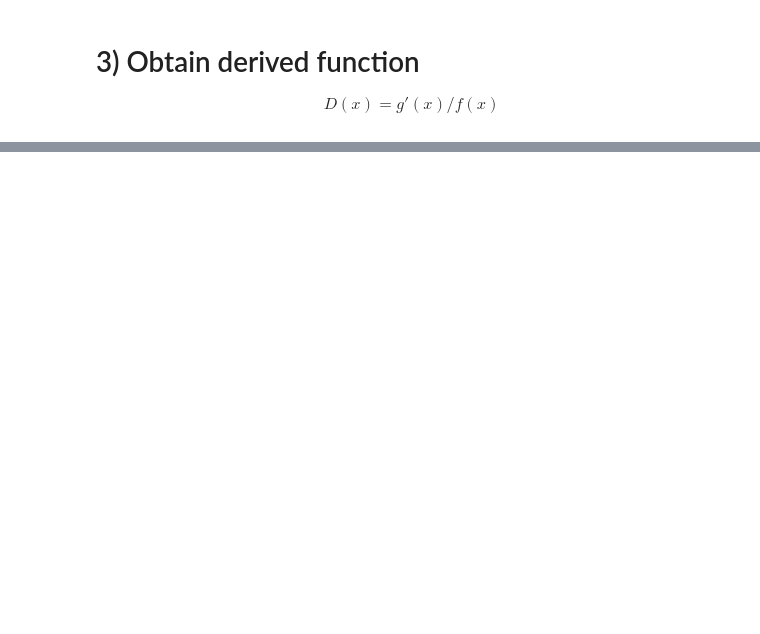
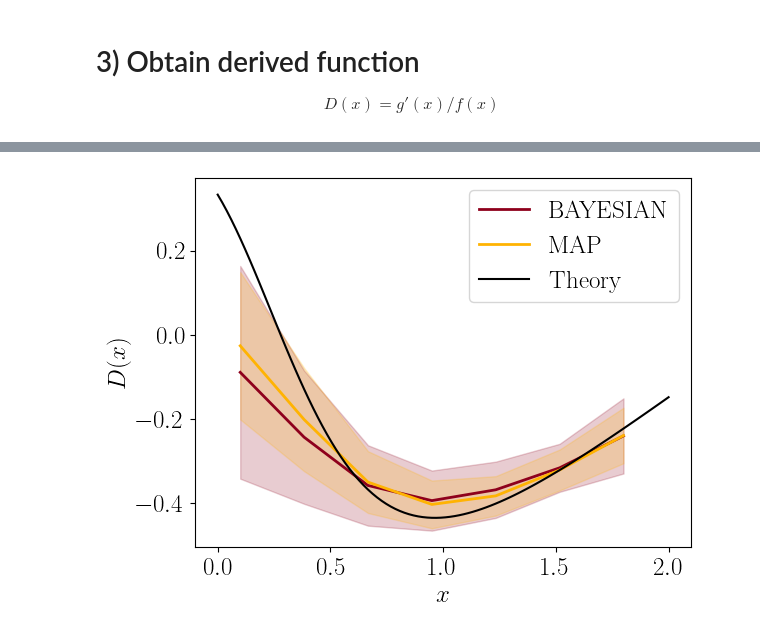
Before and after one commit to matmartinelli/CoRe, a Jupyter notebook: DEMO-derived_reconstruction.ipynb, the cells around one changed output, grey strips where cells are left out. Drawn from its saved outputs; the diff is of its cells as text; code cells hidden in the pictures; blank space fills up the shorter version.

```diff
--- a/DEMO-derived_reconstruction.ipynb
+++ b/DEMO-derived_reconstruction.ipynb
@@ -383,0 +498,21 @@ plt.legend(loc='best');
+# %%
+for method in methods:
+    sample = real_results[method]['sample']
+    real_results[method]['reconstruction'] = pd.DataFrame({'x': x_recon}) #generilize!!!!
+    real_results[method]['reconstruction']['value'] = sample.getMeans()
+    real_results[method]['reconstruction']['error'] = np.sqrt(sample.getVars())
+# %%
+xplot = np.linspace(xmin,xmax,100)
+
+plt.figure()
+for method in methods:
+    reconstruction = real_results[method]['reconstruction']
+    plt.fill_between(reconstruction['x'],reconstruction['value']+reconstruction['error'],
+                     reconstruction['value']-reconstruction['error'],alpha=0.2,color=real_results[method]['color'])
+    plt.plot(reconstruction['x'],reconstruction['value'],lw=2,color=real_results[method]['color'],label=method)
+plt.plot(xplot,(1+xplot)*theory_model_func2(xplot)['d1']/theory_model_func1(xplot)['f'],color='black',label='Theory')
+plt.xlabel(x_label)
+plt.ylabel(r'$D(x)$')
+plt.legend(loc='best');
+# %% [output]
+[figure, added]
```
Also changed, not shown: parts of 24 cells of this notebook.
